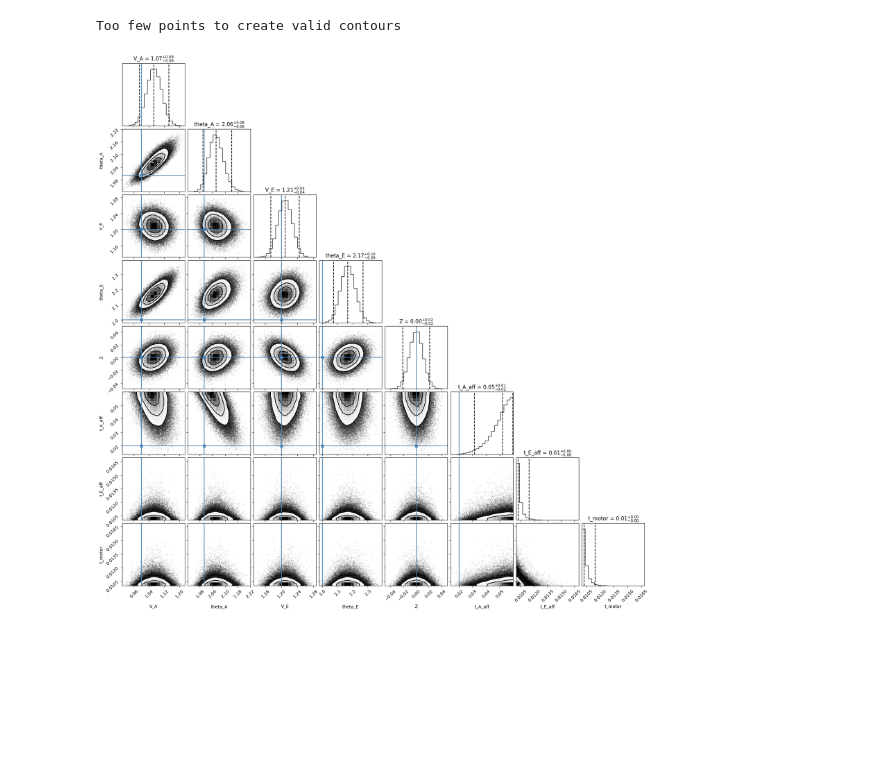
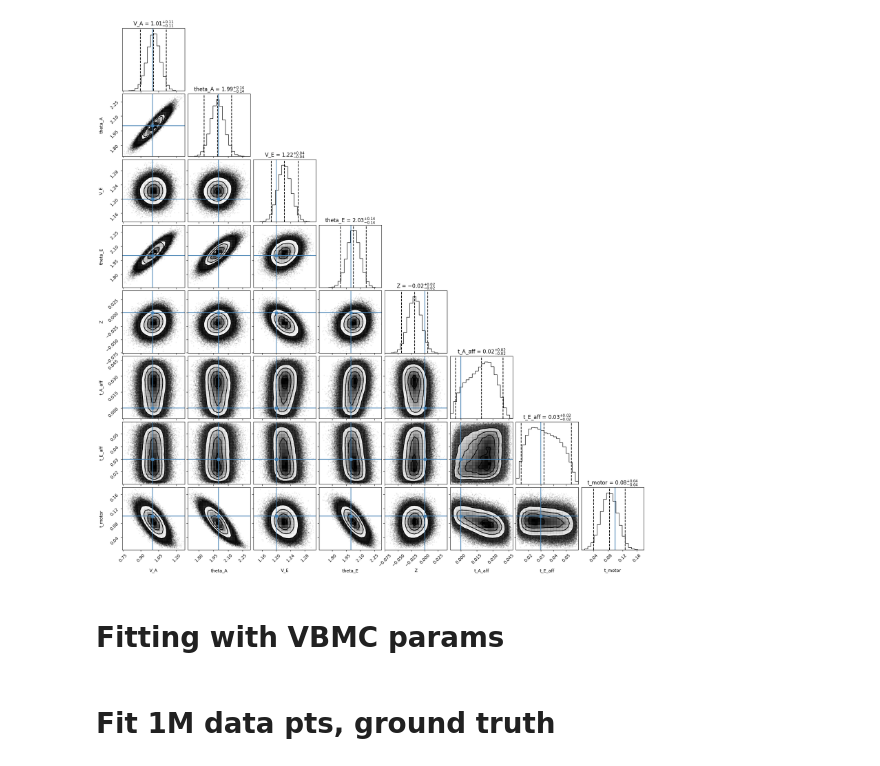
Before and after one commit to rakaar/ddm_codes, a Jupyter notebook: action_init_ddm/vbmc_delay_paper.ipynb, the cells around one changed output. Cells and saved outputs as stored; diff of their text form; code cells hidden in the pictures; blank space fills up the shorter version.

```diff
--- a/action_init_ddm/vbmc_delay_paper.ipynb
+++ b/action_init_ddm/vbmc_delay_paper.ipynb
@@ -11,5 +16,5 @@ from psiam_delay_paper_utils import abort_RT_loglike_fn, correct_RT_loglike_fn,
 # %%
-with open('psiam_data_delay_paper_1.pkl', 'rb') as f:
+with open('psiam_data_delay_paper_t_A_zero_t_motor_large.pkl', 'rb') as f:
     psiam_data = pickle.load(f)
 
 
@@ -171,15 +225,16 @@ Estimated ELBO: -12381.638 +/-0.023.
 # %%
-vp_samples = vp.sample(int(1e5))[0]
+vp_samples = vp.sample(int(3e5))[0]
 V_A_samp = vp_samples[:,0]; theta_A_samp = vp_samples[:,1]
 V_E_samp = vp_samples[:,2]; theta_E_samp = vp_samples[:,3]
 Z_samp =  vp_samples[:,4]
 t_A_aff_samp = vp_samples[:,5]; t_E_aff_samp = vp_samples[:,6]; t_motor_samp = vp_samples[:,7]
 
 combined_samples_vb = np.transpose(np.vstack((V_A_samp, theta_A_samp, V_E_samp, theta_E_samp, Z_samp, t_A_aff_samp, t_E_aff_samp, t_motor_samp)))
 params_labels = ['V_A', 'theta_A', 'V_E', 'theta_E', 'Z', 't_A_aff', 't_E_aff', 't_motor']
 true_arr = [V_A, theta_A, V_E, theta_E, Z_E, t_A_aff, t_E_aff, t_motor]
 
 corner.corner(combined_samples_vb, labels=params_labels, show_titles=True, quantiles=[0.025, 0.5, 0.975], truths=true_arr); # range=corner_span
 # %% [output]
-Too few points to create valid contours
-[figure, old version]
+[figure, new version]
+# %% [markdown]
+# Fitting with VBMC params
@@ -185,0 +261,2 @@ Too few points to create valid contours
+# %% [markdown]
+# Fit 1M data pts, ground truth
```
Also changed, not shown: parts of 16 cells of this notebook, 6 other files.
